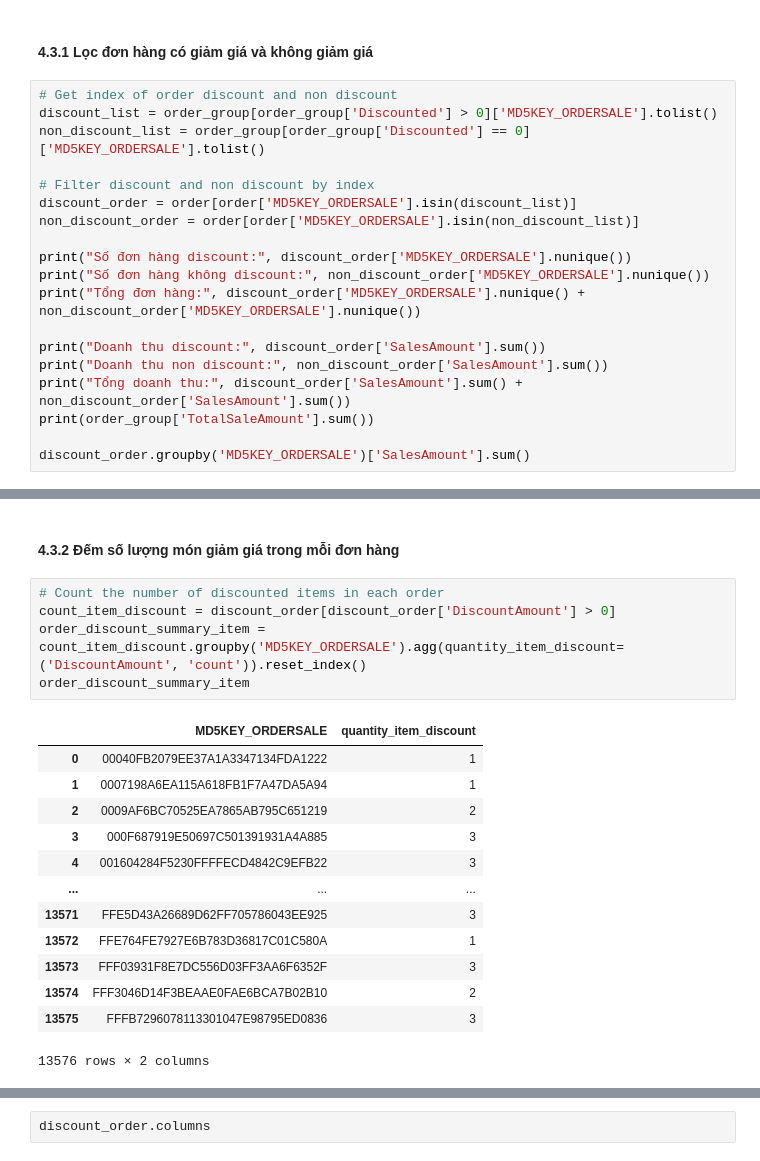
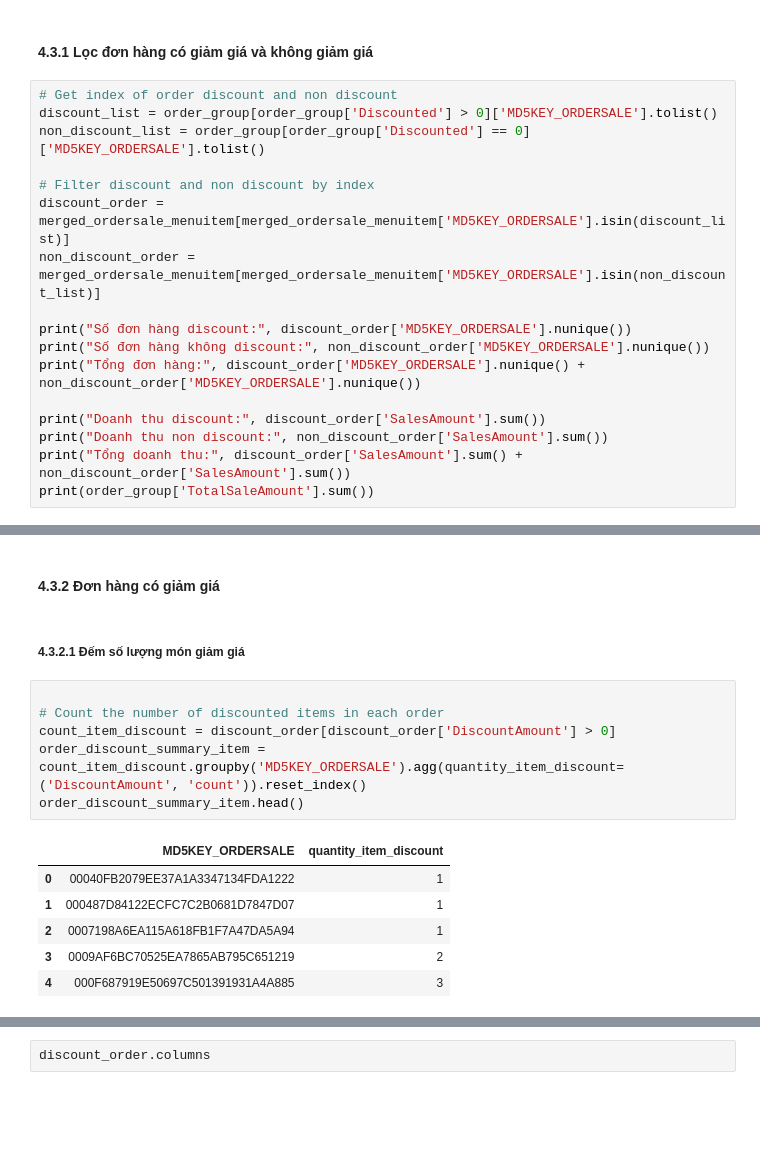
Before and after one commit to isharedigital/finalproject_data-science, a Jupyter notebook: notebooks/final/analysis/01_revenue_analysis.ipynb, the cells around one changed output, grey strips where cells are left out. Drawn from its saved outputs; the diff is of its cells as text; blank space fills up the shorter version.

Commit message:
Update analysis of discounted orders

```diff
--- a/notebooks/final/analysis/01_revenue_analysis.ipynb
+++ b/notebooks/final/analysis/01_revenue_analysis.ipynb
@@ -842,8 +842,8 @@ discount_list = order_group[order_group['Discounted'] > 0]['MD5KEY_ORDERSALE'].t
 non_discount_list = order_group[order_group['Discounted'] == 0]['MD5KEY_ORDERSALE'].tolist()
 
 # Filter discount and non discount by index
-discount_order = order[order['MD5KEY_ORDERSALE'].isin(discount_list)]
-non_discount_order = order[order['MD5KEY_ORDERSALE'].isin(non_discount_list)]
+discount_order = merged_ordersale_menuitem[merged_ordersale_menuitem['MD5KEY_ORDERSALE'].isin(discount_list)]
+non_discount_order = merged_ordersale_menuitem[merged_ordersale_menuitem['MD5KEY_ORDERSALE'].isin(non_discount_list)]
 
 print("Số đơn hàng discount:", discount_order['MD5KEY_ORDERSALE'].nunique())
 print("Số đơn hàng không discount:", non_discount_order['MD5KEY_ORDERSALE'].nunique())
@@ -853,8 +853,6 @@ print("Doanh thu discount:", discount_order['SalesAmount'].sum())
 print("Doanh thu non discount:", non_discount_order['SalesAmount'].sum())
 print("Tổng doanh thu:", discount_order['SalesAmount'].sum() + non_discount_order['SalesAmount'].sum())
 print(order_group['TotalSaleAmount'].sum())
-
-discount_order.groupby('MD5KEY_ORDERSALE')['SalesAmount'].sum()
 # %% [output]
 Số đơn hàng discount: 13837
 Số đơn hàng không discount: 26784
@@ -879,21 +864,17 @@ Name: SalesAmount, Length: 13837, dtype: float64
+# %% [markdown]
+#### 4.3.2 Đơn hàng có giảm giá
 # %% [markdown]
-#### 4.3.2 Đếm số lượng món giảm giá trong mỗi đơn hàng
+##### 4.3.2.1 Đếm số lượng món giảm giá
 # %%
+
 # Count the number of discounted items in each order
 count_item_discount = discount_order[discount_order['DiscountAmount'] > 0]
 order_discount_summary_item = count_item_discount.groupby('MD5KEY_ORDERSALE').agg(quantity_item_discount=('DiscountAmount', 'count')).reset_index()
-order_discount_summary_item
+order_discount_summary_item.head()
 # %% [output]
 |  | MD5KEY_ORDERSALE | quantity_item_discount |
 | 0 | 00040FB2079EE37A1A3347134FDA1222 | 1 |
-| 1 | 0007198A6EA115A618FB1F7A47DA5A94 | 1 |
-| 2 | 0009AF6BC70525EA7865AB795C651219 | 2 |
-| 3 | 000F687919E50697C501391931A4A885 | 3 |
-| 4 | 001604284F5230FFFFECD4842C9EFB22 | 3 |
-| ... | ... | ... |
-| 13571 | FFE5D43A26689D62FF705786043EE925 | 3 |
-| 13572 | FFE764FE7927E6B783D36817C01C580A | 1 |
-| 13573 | FFF03931F8E7DC556D03FF3AA6F6352F | 3 |
-| 13574 | FFF3046D14F3BEAAE0FAE6BCA7B02B10 | 2 |
-| 13575 | FFFB7296078113301047E98795ED0836 | 3 |
+| 1 | 000487D84122ECFC7C2B0681D7847D07 | 1 |
+| 2 | 0007198A6EA115A618FB1F7A47DA5A94 | 1 |
+| 3 | 0009AF6BC70525EA7865AB795C651219 | 2 |
+| 4 | 000F687919E50697C501391931A4A885 | 3 |
-13576 rows × 2 columns
```
Also changed, not shown: parts of 30 cells of this notebook.
